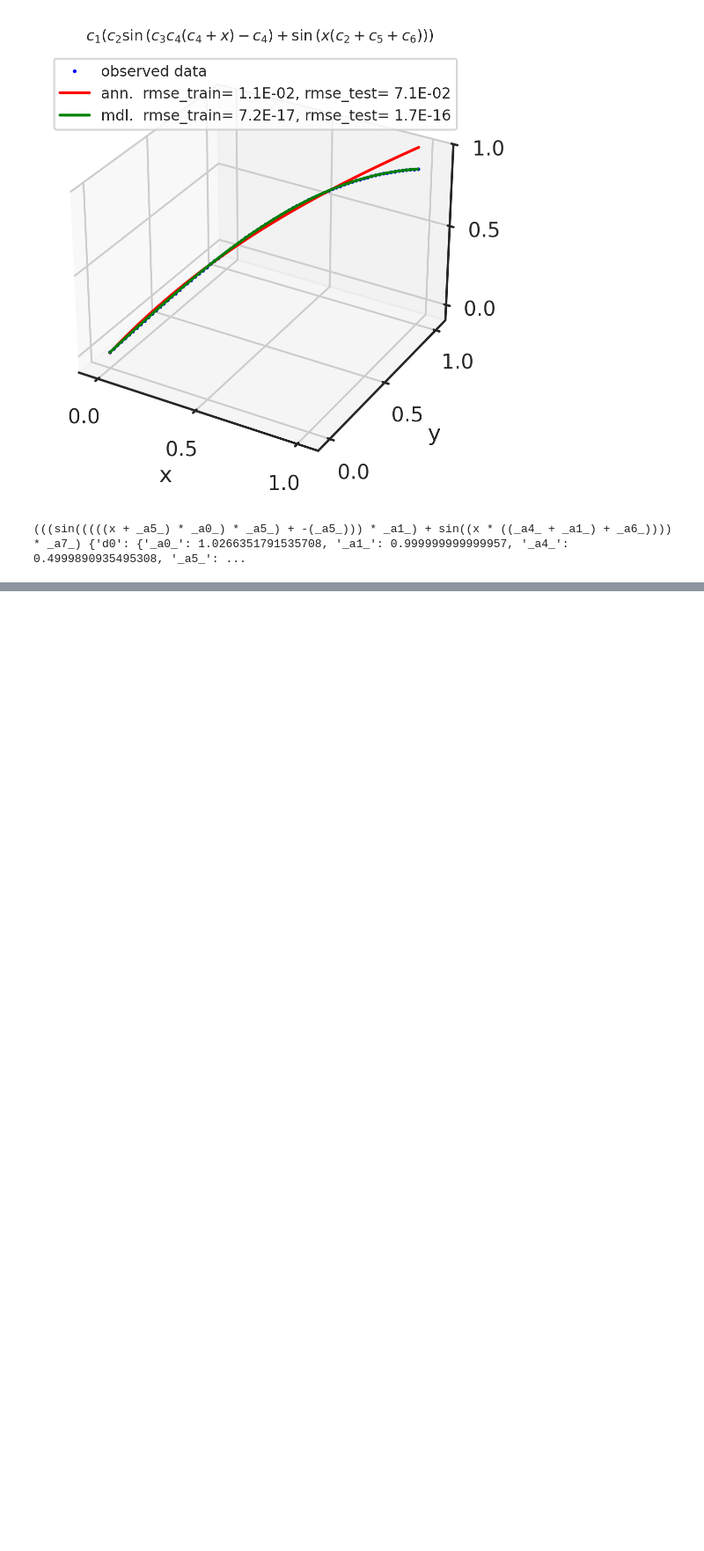
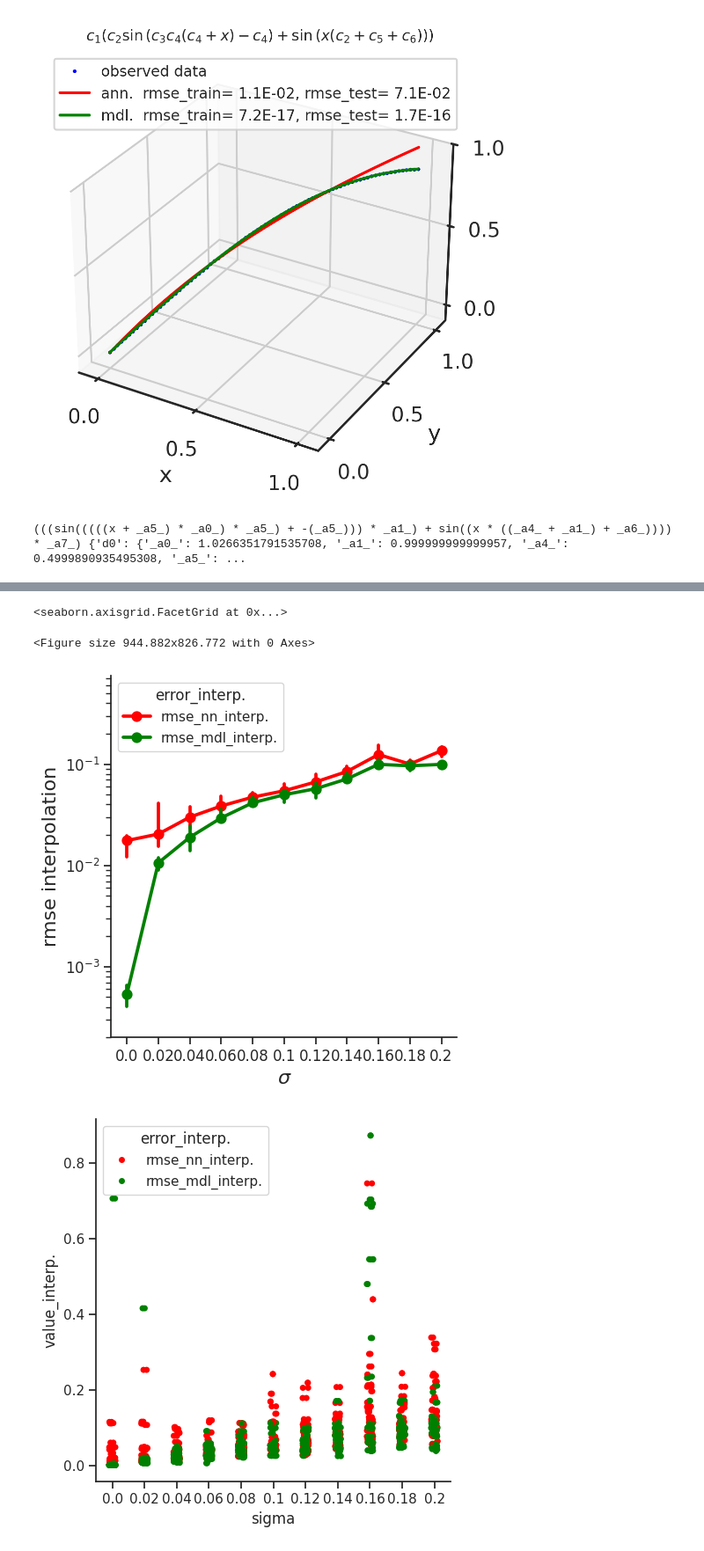
Before and after one commit to SergioCoboLopez/BMS_approximator, a Jupyter notebook: bin/BMS_vs_ANNs.ipynb, the cells around one changed output, grey strips where cells are left out. Shown at 88% size. Drawn from its saved outputs; the diff is of its cells as text; code cells hidden in the pictures; blank space fills up the shorter version.

```diff
--- a/bin/BMS_vs_ANNs.ipynb
+++ b/bin/BMS_vs_ANNs.ipynb
@@ -464,0 +549,18 @@ print(t10,t10.par_values)
+# %%
+#Read errors and take rmse
+all_errors_inter_extra=pd.read_csv('../data/'+ 'all_errors_interpolation' + '.csv',index_col=0)
+columns=["sigma", "function","rmse_nn_interp.", "rmse_nn_extrap.", "rmse_mdl_interp.", "rmse_mdl_extrap."]
+all_errors_inter_extra=all_errors_inter_extra[columns]
+
+#Melt dataframe: make two columns with the type of errors for the train and the values of the errors
+all_errors_inter_extra=pd.melt(all_errors_inter_extra,id_vars=["sigma","function","rmse_nn_extrap.","rmse_mdl_extrap."], var_name="error_interp.",value_name= "value_interp.")
+
+#Melt dataframe: make two columns with the type of errors for the test and the values of the errors
+all_errors_inter_extra=pd.melt(all_errors_inter_extra,id_vars=["sigma","function", "error_interp.", "value_interp."], var_name="error_extrap.", value_name= "value_extrap.")
+
+#split in tanh and leaky
+errors_tanh=all_errors_inter_extra[all_errors_inter_extra['function']=='tanh']
+errors_leaky=all_errors_inter_extra[all_errors_inter_extra['function']=='leaky_ReLU']
+
+display(errors_tanh)
+display(errors_leaky)
@@ -464,0 +594,21 @@ print(t10,t10.par_values)
+# %%
+#Interpolation - tanh
+fig=figure(figsize=(width,height), dpi=300)
+sns.catplot(data=errors_tanh, x='sigma', y='value_interp.', hue="error_interp.", kind='point', estimator='median',
+            errorbar=('ci', 95),n_boot=resamples, seed=bs_seed, palette=['red', 'green'],legend_out=False)
+plt.yscale("log")
+
+#labels, limits, and ticks
+plt.xlabel(r'$\sigma$',fontsize=size_axis)
+plt.ylabel('rmse interpolation',fontsize=size_axis)
+plt.xticks(fontsize=size_ticks);plt.yticks(fontsize=size_ticks)
+
+plt.ylim(ymin,ymax)
+
+#Also plot individual errors of each simulation
+sns.catplot(data=errors_tanh, x='sigma', y='value_interp.', hue="error_interp.",palette=['red', 'green'],legend_out=False)
+# %% [output]
+<seaborn.axisgrid.FacetGrid at 0x...>
+<Figure size 944.882x826.772 with 0 Axes>
+[figure, added]
+[figure, added]
```
Also changed, not shown: parts of 18 cells of this notebook, 11 other files.
